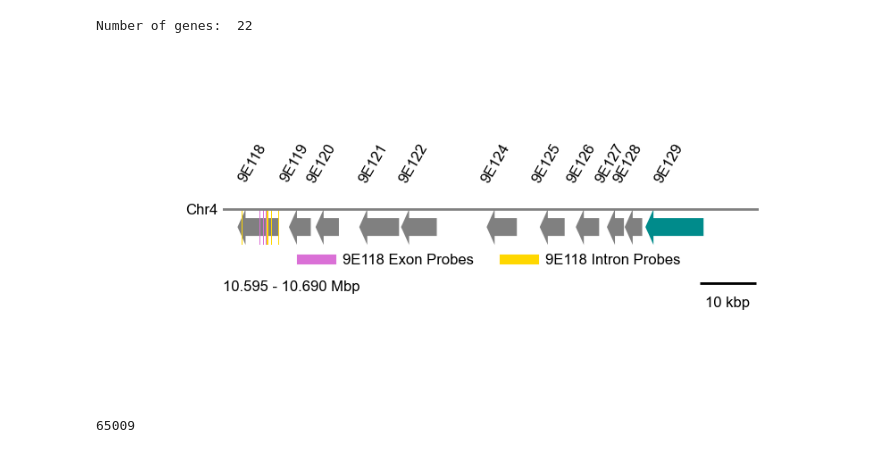
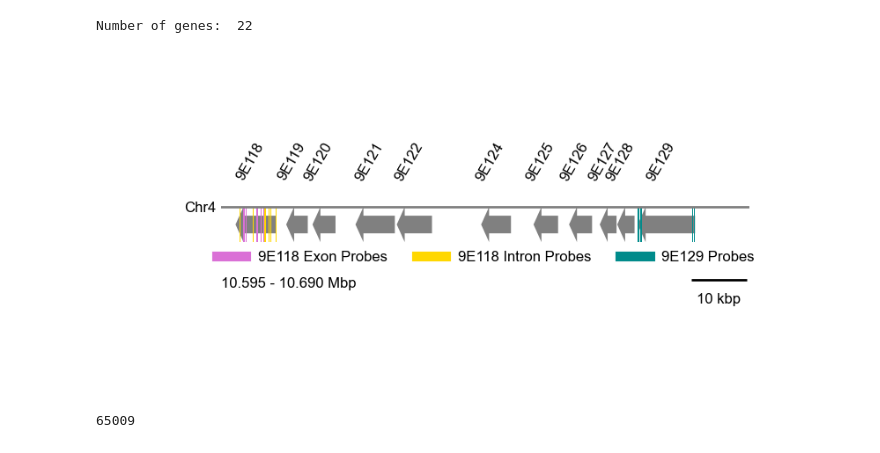
Before and after one commit to Social-Evolution-and-Behavior/Glotzer-Kronauer-2025, a Jupyter notebook: hcr-probe-design/figure-9E118-introns.ipynb, the cells around one changed output. Saved outputs shown, nothing was run; the diff lists cells and outputs as text; code cells hidden in the pictures.

```diff
--- a/hcr-probe-design/figure-9E118-introns.ipynb
+++ b/hcr-probe-design/figure-9E118-introns.ipynb
@@ -41,3 +41,9 @@ regions_9e118_introns = regions_9e118_introns["Region"].values
 
 regions_9e118_exons = pd.read_excel(path_9e118_exons)
 regions_9e118_exons = regions_9e118_exons["Region"].values
+# %%
+t45_probe_regions_path = "../raw-data/OBir/T45 probes/T45-probes.xlsx"
+t45_probe_regions = pd.read_excel(t45_probe_regions_path, sheet_name=None)
+t45_9e129_regions = t45_probe_regions['OBI-9E129-B3']['Probe-binding Sequences'].values
+t45_9e129_regions = [str(x).upper() for x in t45_9e129_regions]
+t45_9e129_regions
@@ -62,7 +84,7 @@ plt.rcParams['font.sans-serif'] = ['Arial']
 gv = GenomeViz(track_align_type="center", theme="light", fig_width=3, fig_track_height=0.4)
 
 # Get bounds
-probe_length = 50
+probe_length = 100
 chromosome = gene_objects[0].chromosome
 bounds = [gene_object.get_transcript_longest_cds().get_bounds() for gene_object in gene_objects]
 min_start = int(np.min(bounds)) - 1000
@@ -85,7 +107,7 @@ for gene in gene_objects:
     strand = 1 if transcript.strand == '+' else -1
     if bounds[0] < min_start or bounds[1] > max_end:
         continue
-    color = "darkcyan" if gene.name == "Or5-9E129" else "grey"
+    color = "grey" # "darkcyan" if gene.name == "Or5-9E129" else "grey"
     track.add_feature(int(bounds[0]),
                       int(bounds[1]),
                       strand,
@@ -123,34 +145,47 @@ for probe in regions_9e118_introns:
         track.add_feature(max_end - position - probe_length, max_end - position, -1, plotstyle="box", label = '', ec="none", fc="orchid", alpha=1)
 
 
 ## Intergenic
 # Annotate probe binding regions on forward strand
 for probe in regions_9e118_exons:
     positions = [m.start() for m in re.finditer(probe, forward_seq)]
     for position in positions:
         track.add_feature(min_start + position, min_start + position + probe_length, 1, plotstyle="box", label = '', ec="none", fc="gold", alpha=1)
     # Add reverse complement
     positions = [m.start() for m in re.finditer(probe, reverse_seq)]
     for position in positions:
         track.add_feature(max_end - position - probe_length, max_end - position, -1, plotstyle="box", label = '', ec="none", fc="gold", alpha=1)
 
 
+## 9E129 Probes
+# Annotate probe binding regions on forward strand
+for probe in t45_9e129_regions:
+    positions = [m.start() for m in re.finditer(probe, forward_seq)]
+    for position in positions:
+        track.add_feature(min_start + position, min_start + position + probe_length, 1, plotstyle="box", label = '', ec="none", fc="darkcyan", alpha=1)
+    # Add reverse complement
+    positions = [m.start() for m in re.finditer(probe, reverse_seq)]
+    for position in positions:
+        track.add_feature(max_end - position - probe_length, max_end - position, -1, plotstyle="box", label = '', ec="none", fc="darkcyan", alpha=1)
+
+
 fig = gv.plotfig(dpi=200)
 
 ## Artificial legend
 plt.plot([], color='orchid', label='9E118 Exon Probes', lw=4)
 plt.plot([], color='gold', label='9E118 Intron Probes', lw=4)
+plt.plot([], color='darkcyan', label='9E129 Probes', lw=4)
 fig.legend(loc='lower center', fontsize=6, bbox_to_anchor=(0.5, -0.5), ncol=3, frameon=False)
 
 ax = fig.gca()
 #ax.set_title("Tandem Array 79", fontsize=6, color='black', y=1.4)
 
 
 fig.savefig(f"../figures/T45-Probes-9E118-introns.pdf", pad_inches=0, dpi=200)
 
 plt.show()
 # %% [output]
-[figure, old version]
+[figure, new version]
 # %%
 tr.get_gene("Or5-9E129").get_transcript_longest_cds().get_bounds()[0] - tr.get_gene("Or5-9E118").get_transcript_longest_cds().get_bounds()[1]
 # %% [output]
```
Also changed, not shown: parts of 1 cell of this notebook, 2 other files.
